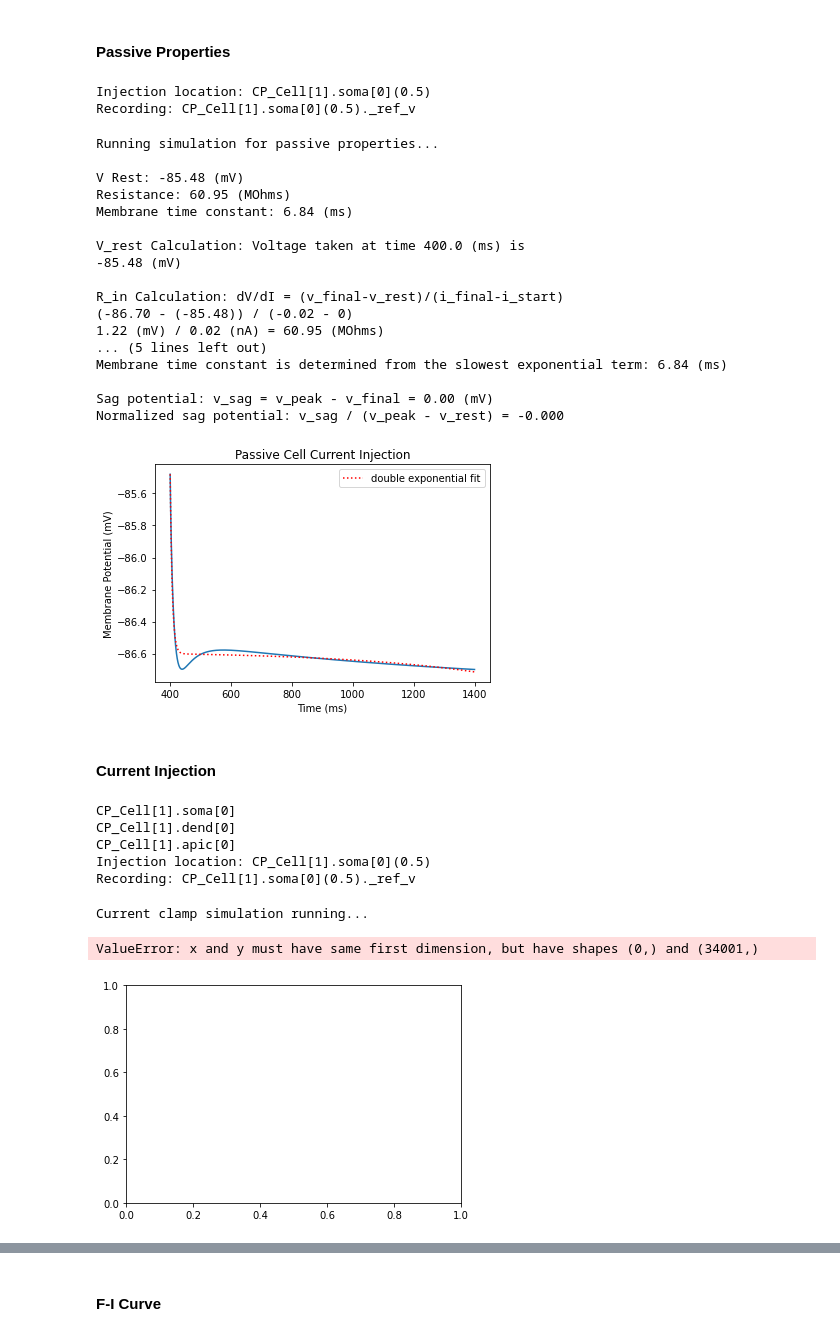
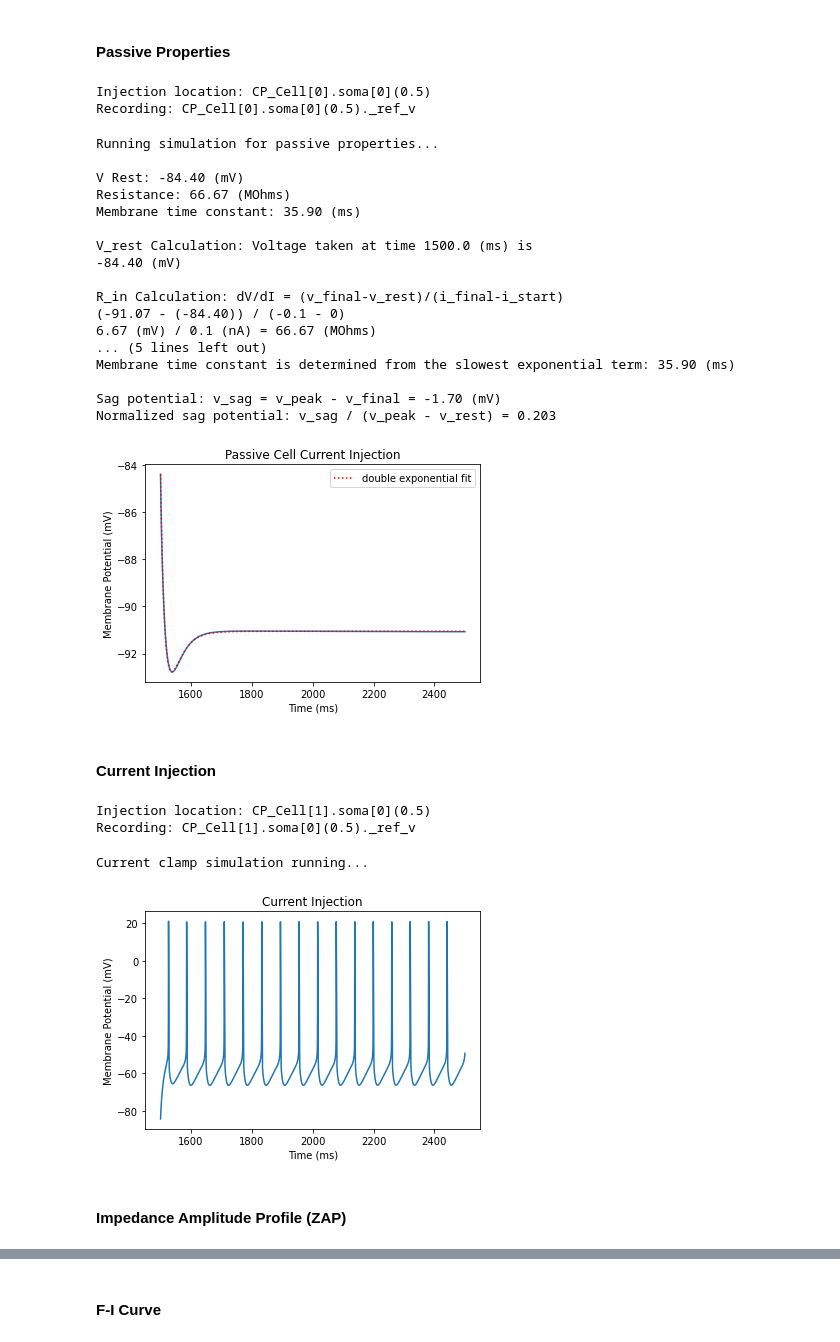
Before and after one commit to chenziao/M1-Cells, a Jupyter notebook: single_cell_tuning.ipynb, the cells around one changed output, grey strips where cells are left out. Cells and saved outputs as stored; diff of their text form; code cells hidden in the pictures.

Commit message:
Reproduced simple corticospinal cell model to hoc template; Tested electrophysiologies.

```diff
--- a/single_cell_tuning.ipynb
+++ b/single_cell_tuning.ipynb
@@ -2,22 +2,25 @@
 import numpy as np
 import matplotlib.pyplot as plt
 from neuron import h
-from bmtool.singlecell import Profiler, Passive, CurrentClamp, FI
+from bmtool.singlecell import Profiler, Passive, CurrentClamp, FI, ZAP
 
 template_dir = 'templates'
 mechanism_dir = 'mechanisms'
 
-profiler = Profiler(template_dir=template_dir, mechanism_dir=mechanism_dir)
+profiler = Profiler(template_dir=template_dir, mechanism_dir=mechanism_dir, dt = 0.05)
 
-def run_and_plot(sim, title, xlabel, ylabel, plot=True):
+def run_and_plot(sim, title, xlabel, ylabel, plot=True, plot_injection_only=False):
     X, Y = sim.execute()
     X = np.array(X)
     Y = np.array(Y)
     if plot:
         plt.figure()
-        plt.plot(X, Y)
+        if plot_injection_only:
+            t_idx = (X >= sim.inj_delay) & (X <= sim.inj_delay + sim.inj_dur)
+            plt.plot(X[t_idx], Y[t_idx])
+        else:
+            plt.plot(X, Y)
         plt.title(title)
         plt.xlabel(xlabel)
         plt.ylabel(ylabel)
-        plt.show()
     return X, Y
@@ -38,63 +33,56 @@ post_init_function = 'insert_mechs(0)' if noise else None
 # %% [markdown]
 #### Passive Properties
 # %%
-sim = Passive(Cell, inj_amp=-20., inj_delay=400., inj_dur=1000., tstop=1600., method='exp2')
+sim = Passive(Cell, inj_amp=-100., inj_delay=1500., inj_dur=1000., tstop=2500., method='exp2') #
 title = 'Passive Cell Current Injection'
 xlabel = 'Time (ms)'
 ylabel = 'Membrane Potential (mV)'
 # %% [output]
-Injection location: CP_Cell[1].soma[0](0.5)
-Recording: CP_Cell[1].soma[0](0.5)._ref_v
+Injection location: CP_Cell[0].soma[0](0.5)
+Recording: CP_Cell[0].soma[0](0.5)._ref_v
 # %%
 if sim.method == 'exp2':
-    X, Y = run_and_plot(sim, title, xlabel, ylabel, plot=False)
-    t_idx = slice(sim.index_v_rest, sim.index_v_final + 1)
-    plt.figure()
-    plt.plot(X[t_idx], Y[t_idx])
-    plt.plot(*sim.double_exponential_fit(), 'r:', label='double exponential fit')
-    plt.title(title)
-    plt.xlabel(xlabel)
-    plt.ylabel(ylabel)
+    X, Y = run_and_plot(sim, title, xlabel, ylabel, plot_injection_only=True)
+    plt.gca().plot(*sim.double_exponential_fit(), 'r:', label='double exponential fit')
     plt.legend()
-    plt.show()
 else:
-    X, Y = run_and_plot(sim, title, xlabel, ylabel)
+    X, Y = run_and_plot(sim, title, xlabel, ylabel, plot_injection_only=True)
+plt.show()
 # %% [output]
 Running simulation for passive properties...
 
-V Rest: -85.48 (mV)
-Resistance: 60.95 (MOhms)
-Membrane time constant: 6.84 (ms)
+V Rest: -84.40 (mV)
+Resistance: 66.67 (MOhms)
+Membrane time constant: 35.90 (ms)
 
-V_rest Calculation: Voltage taken at time 400.0 (ms) is
--85.48 (mV)
+V_rest Calculation: Voltage taken at time 1500.0 (ms) is
+-84.40 (mV)
 
 R_in Calculation: dV/dI = (v_final-v_rest)/(i_final-i_start)
-(-86.70 - (-85.48)) / (-0.02 - 0)
-1.22 (mV) / 0.02 (nA) = 60.95 (MOhms)
+(-91.07 - (-84.40)) / (-0.1 - 0)
+6.67 (mV) / 0.1 (nA) = 66.67 (MOhms)
 ... (5 lines left out)
-Membrane time constant is determined from the slowest exponential term: 6.84 (ms)
+Membrane time constant is determined from the slowest exponential term: 35.90 (ms)
 
-Sag potential: v_sag = v_peak - v_final = 0.00 (mV)
-Normalized sag potential: v_sag / (v_peak - v_rest) = -0.000
+Sag potential: v_sag = v_peak - v_final = -1.70 (mV)
+Normalized sag potential: v_sag / (v_peak - v_rest) = 0.203
-[figure, old version]
+[figure, new version]
 # %% [markdown]
 #### Current Injection
 # %%
-sim = CurrentClamp(Cell, post_init_function=post_init_function,
-                   inj_amp=200., inj_delay=400., inj_dur=1000., tstop=1700.)
+sim2 = CurrentClamp(Cell, post_init_function=post_init_function,
+                    inj_amp=400., inj_delay=1500., inj_dur=1000., tstop=3000.)
 title = 'Current Injection'
 xlabel = 'Time (ms)'
 ylabel = 'Membrane Potential (mV)'
 # %% [output]
-CP_Cell[1].soma[0]
-CP_Cell[1].dend[0]
-CP_Cell[1].apic[0]
 Injection location: CP_Cell[1].soma[0](0.5)
 Recording: CP_Cell[1].soma[0](0.5)._ref_v
 # %%
-X, Y = run_and_plot(sim, title, xlabel, ylabel)
+X, Y = run_and_plot(sim2, title, xlabel, ylabel, plot_injection_only=True)
+plt.show()
 # %% [output]
 Current clamp simulation running...
-ValueError: x and y must have same first dimension, but have shapes (0,) and (34001,)
-[figure, old version]
+[figure, new version]
+# %% [markdown]
+#### Impedance Amplitude Profile (ZAP)
```
Also changed, not shown: parts of 6 cells of this notebook, 2 other files.
